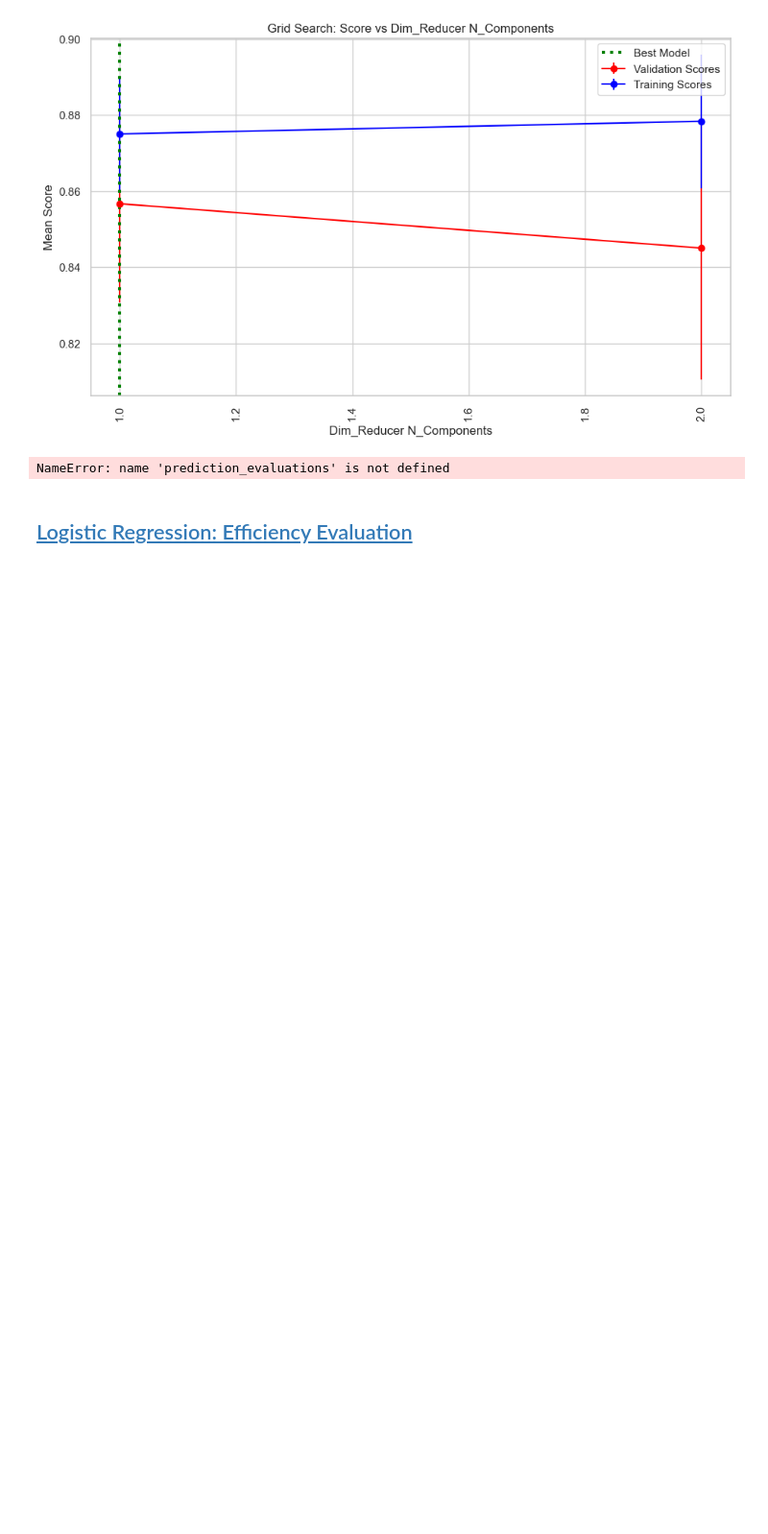
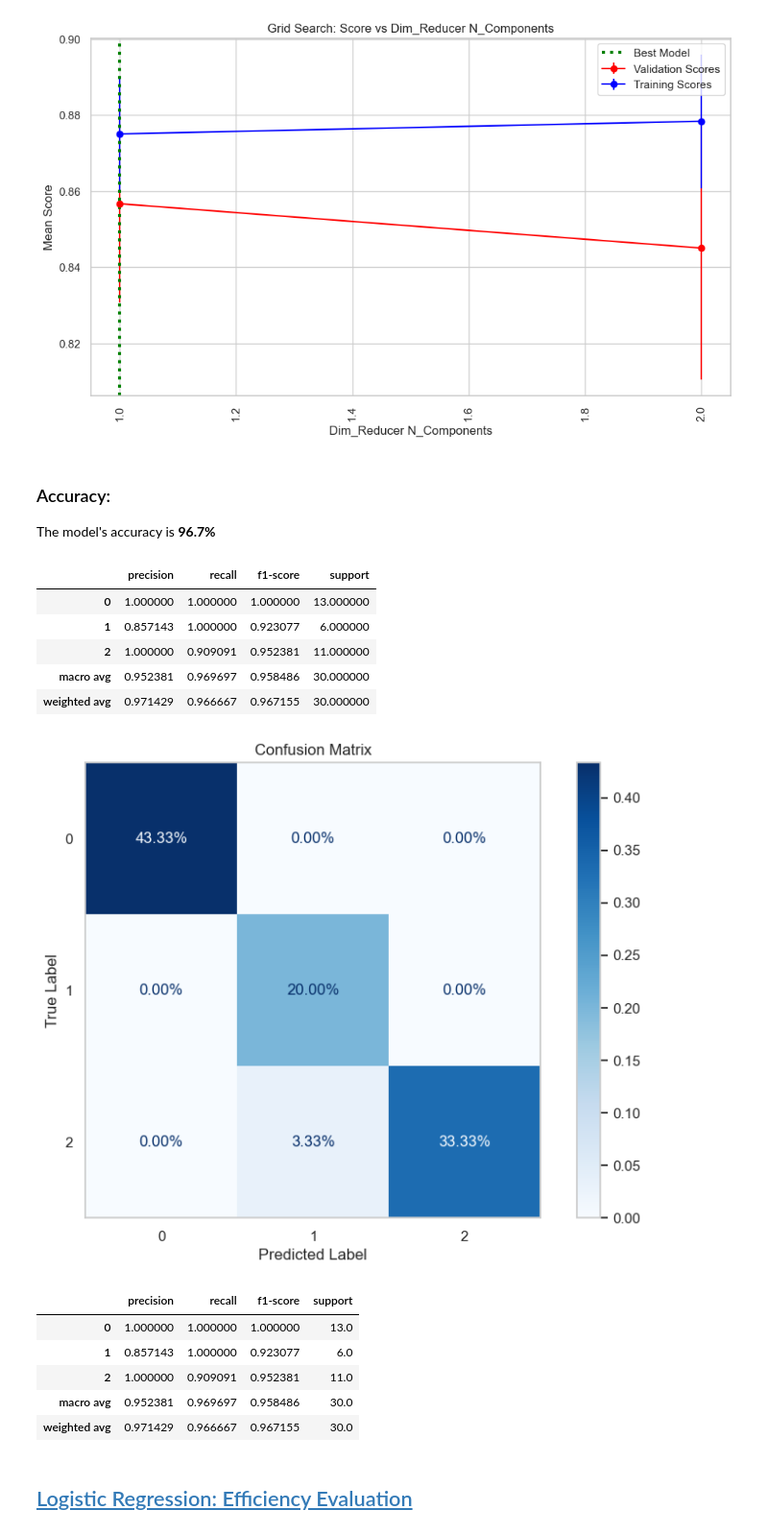
Before and after one commit to scelarek/SideBard-with-Google-Industry-Day, a Jupyter notebook: Templates For Projects/3. Sample DS Models (Advanced).ipynb, the cells around one changed output. Shown at 96% size. Cells and saved outputs as stored; diff of their text form; code cells hidden in the pictures; blank space fills up the shorter version.

```diff
--- a/Templates For Projects/3. Sample DS Models (Advanced).ipynb
+++ b/Templates For Projects/3. Sample DS Models (Advanced).ipynb
@@ -246,11 +246,23 @@ plot_average_score_of_hyperparameters(grid_outcomes, pipe_variable)
 [figure]
 # %%
 
-prediction_evaluations(best_model, X_test=X_test, y_test=y_test)
-
-confusion_matrix_plot(best_model, X_test, y_test, [0, 1, 2])
+evaluate_classifier_model(best_model, X_test=X_test, y_test=y_test)
 # %% [output]
-NameError: name 'prediction_evaluations' is not defined
+### Accuracy:
+ The model's accuracy is **96.7%**
+|  | precision | recall | f1-score | support |
+| 0 | 1.000000 | 1.000000 | 1.000000 | 13.000000 |
+| 1 | 0.857143 | 1.000000 | 0.923077 | 6.000000 |
+| 2 | 1.000000 | 0.909091 | 0.952381 | 11.000000 |
+| macro avg | 0.952381 | 0.969697 | 0.958486 | 30.000000 |
+| weighted avg | 0.971429 | 0.966667 | 0.967155 | 30.000000 |
+[figure, added]
+|  | precision | recall | f1-score | support |
+| 0 | 1.000000 | 1.000000 | 1.000000 | 13.0 |
+| 1 | 0.857143 | 1.000000 | 0.923077 | 6.0 |
+| 2 | 1.000000 | 0.909091 | 0.952381 | 11.0 |
+| macro avg | 0.952381 | 0.969697 | 0.958486 | 30.0 |
+| weighted avg | 0.971429 | 0.966667 | 0.967155 | 30.0 |
 # %% [markdown]
 ## <a id='toc3_6_'></a>[Logistic Regression: Efficiency Evaluation](#toc0_)
 # %%
```
Also changed, not shown: parts of 2 cells of this notebook.
